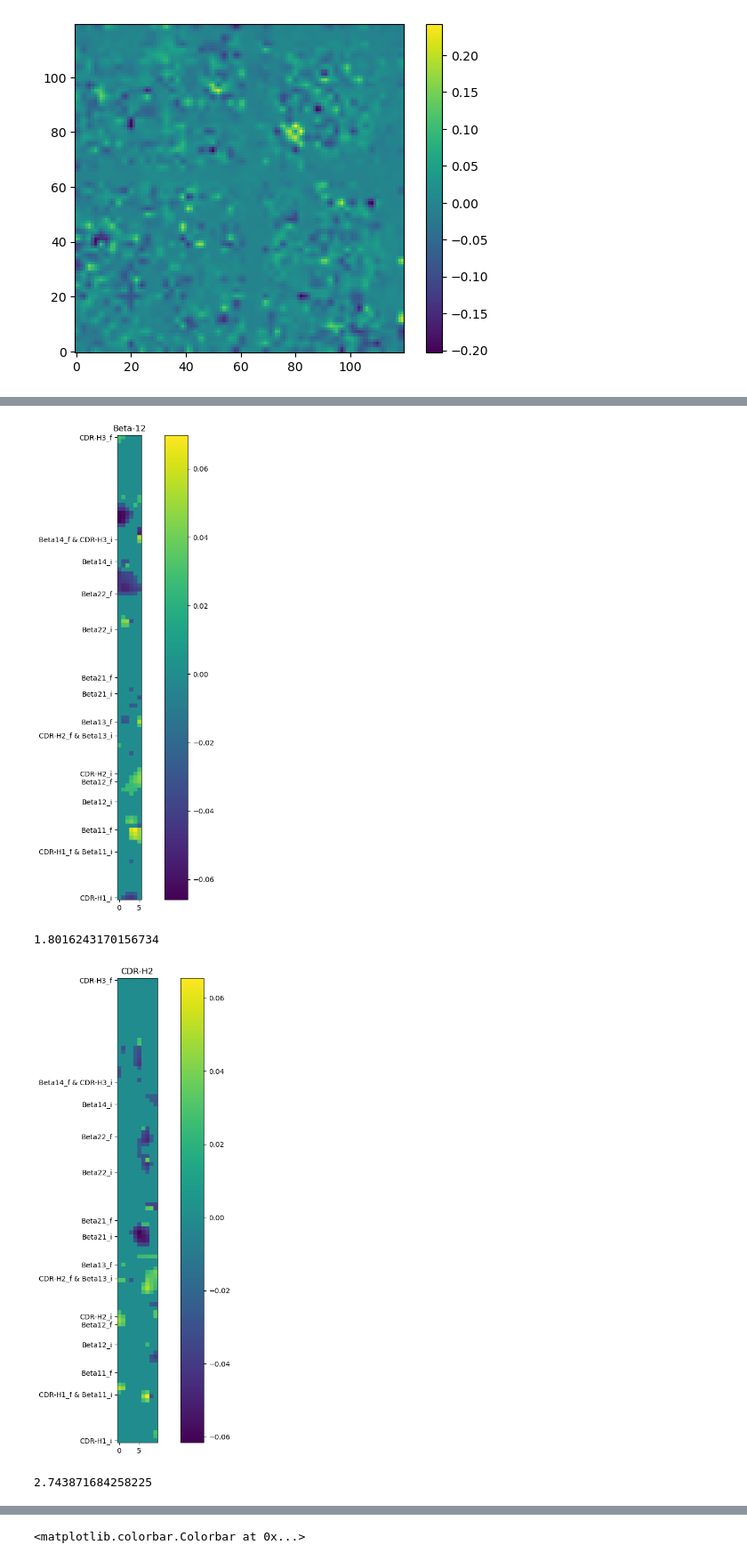
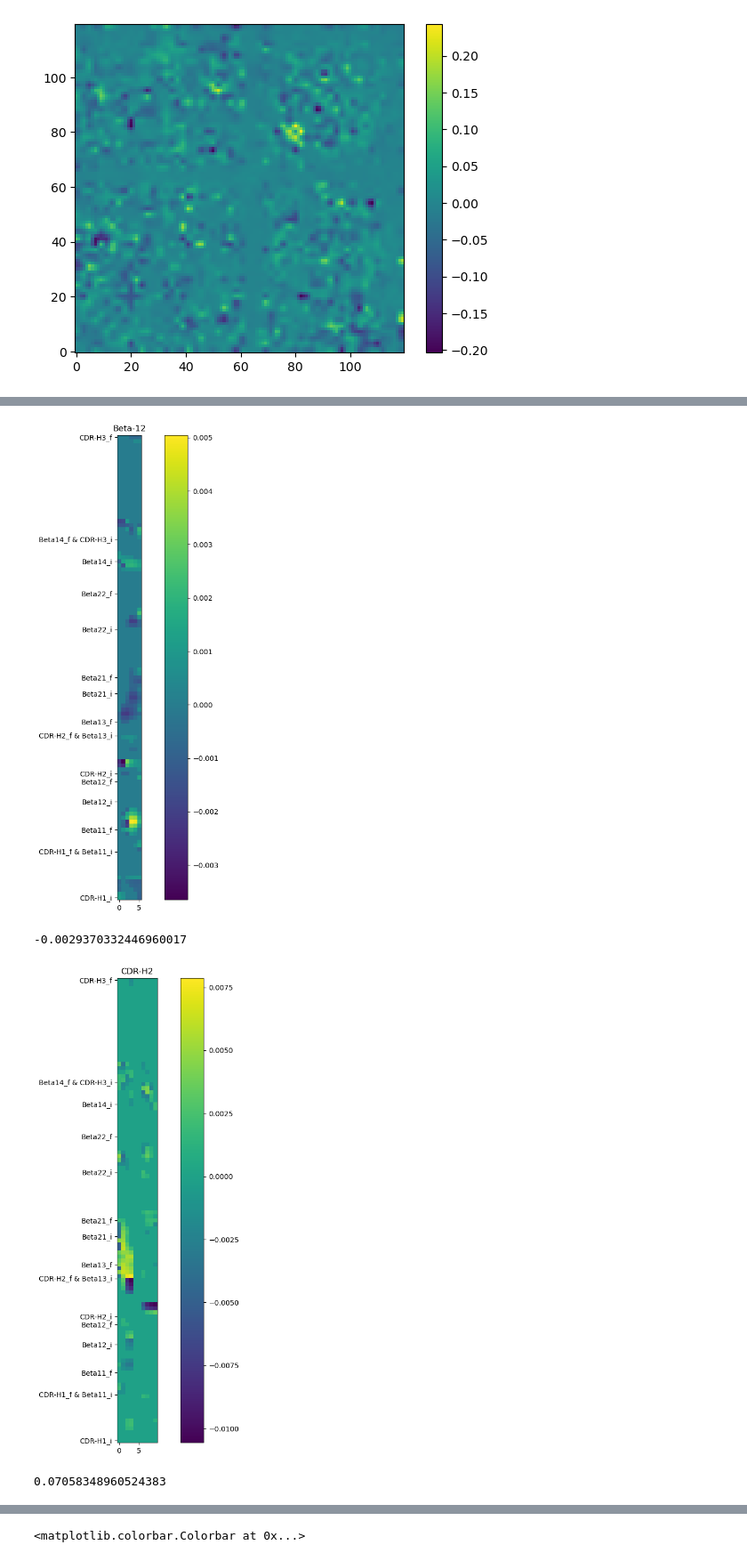
Before and after one commit to kevinmicha/ANTIPASTI, a Jupyter notebook: NMA CNN.ipynb, the cells around one changed output, grey strips where cells are left out. Shown at 89% size. Drawn from its saved outputs; the diff is of its cells as text; code cells hidden in the pictures.

```diff
--- a/NMA CNN.ipynb
+++ b/NMA CNN.ipynb
@@ -765,14 +765,14 @@ high_aff = []
 low_aff = []
 
 for i in range(train_y.detach().numpy().shape[0]):
-    if train_y.detach().numpy()[i][0] < -8:
+    if train_y.detach().numpy()[i][0] < -10:
         high_aff.append(train_x.detach().numpy()[i])
-    elif train_y.detach().numpy()[i][0] > -6:
+    elif train_y.detach().numpy()[i][0] > -5:
         low_aff.append(train_x.detach().numpy()[i])
 
-mean_image = np.mean(train_x.detach().numpy(), axis=0).reshape(train_x.shape[-1], train_x.shape[-1])
+mean_image = np.median(train_x.detach().numpy(), axis=0).reshape(train_x.shape[-1], train_x.shape[-1])
 mask_mean_image = -1 * np.sign(mean_image)
-mean_diff_image = np.median(high_aff, axis=0)-np.median(low_aff, axis=0)
+mean_diff_image = np.mean(high_aff, axis=0)-np.mean(low_aff, axis=0)
 # %%
 plt.imshow(mean_diff_image[0], origin='lower')
 plt.colorbar()
@@ -821,11 +815,12 @@ beta21_coord = range(max_res_list.index('67'), max_res_list.index('72'))
 beta22_coord = range(max_res_list.index('75'), max_res_list.index('82'))
 alpha_coord = range(max_res_list.index('84'), max_res_list.index('87'))
 
-masked_img = np.multiply(cv2.resize(img, dsize=(116, 116)), mask_mean_image)
+#masked_img = np.multiply(cv2.resize(img, dsize=(116, 116)), mask_mean_image)
 #masked_img = np.multiply(cv2.resize((img-img.max())/(img.min()-img.max()), dsize=(116, 116)), mean_diff_image)
 #masked_img = cv2.resize(img, dsize=(116, 116))
 #masked_img = mean_diff_image
 #masked_img = corr_matrix.reshape(116, 116)
+masked_img = np.multiply(-np.sign(mean_diff_image[0]), mean_filter)#np.multiply(-np.sign(mean_diff_image[0]), mean_filter)
 
 ticks = [cdr1_coord[0], (cdr1_coord[-1]+beta11_coord[0])/2, beta11_coord[-1], beta12_coord[0], beta12_coord[-1], cdr2_coord[0], (cdr2_coord[-1]+beta13_coord[0])/2, beta13_coord[-1], beta21_coord[0], beta21_coord[-1],
          beta22_coord[0], beta22_coord[-1], beta14_coord[0], (beta14_coord[-1]+cdr3_coord[0])/2, cdr3_coord[-1]]
@@ -858,27 +853,27 @@ print(abs(beta11_corr).sum()/5)
 # %%
 plt.figure(figsize=(12, 12))
 beta12_corr = masked_img[:, beta12_coord]
-plt.imshow(np.where(abs(beta12_corr)<abs(beta12_corr).max()/3, 0, beta12_corr), origin='lower')
+plt.imshow(np.where(abs(beta12_corr)<abs(beta12_corr).max()/10, 0, beta12_corr), origin='lower')
 plt.yticks(ticks, ticks_labels, fontsize=10)
 plt.colorbar()
 plt.title('Beta-12')
 plt.show()
-print(abs(beta12_corr).sum()/5)
+print(beta12_corr.sum())
 # %% [output]
-[figure, old version]
+[figure, new version]
-1.8016243170156734
+-0.0029370332446960017
 # %%
 plt.figure(figsize=(12, 12))
 cdr2_corr = masked_img[:, cdr2_coord]
-plt.imshow(np.where(abs(cdr2_corr)<abs(cdr2_corr).max()/3, 0, cdr2_corr), origin='lower')
+plt.imshow(np.where(abs(cdr2_corr)<abs(cdr2_corr).max()/10, 0, cdr2_corr), origin='lower')
 plt.yticks(ticks, ticks_labels, fontsize=10)
 plt.colorbar()
 plt.title('CDR-H2')
 plt.show()
-print(abs(cdr2_corr).sum()/4)
+print(cdr2_corr.sum())
 # %% [output]
-[figure, old version]
+[figure, new version]
-2.743871684258225
+0.07058348960524383
 # %%
 plt.figure(figsize=(12, 12))
 beta13_corr = masked_img[:, beta13_coord]
```
Also changed, not shown: parts of 40 cells of this notebook.
